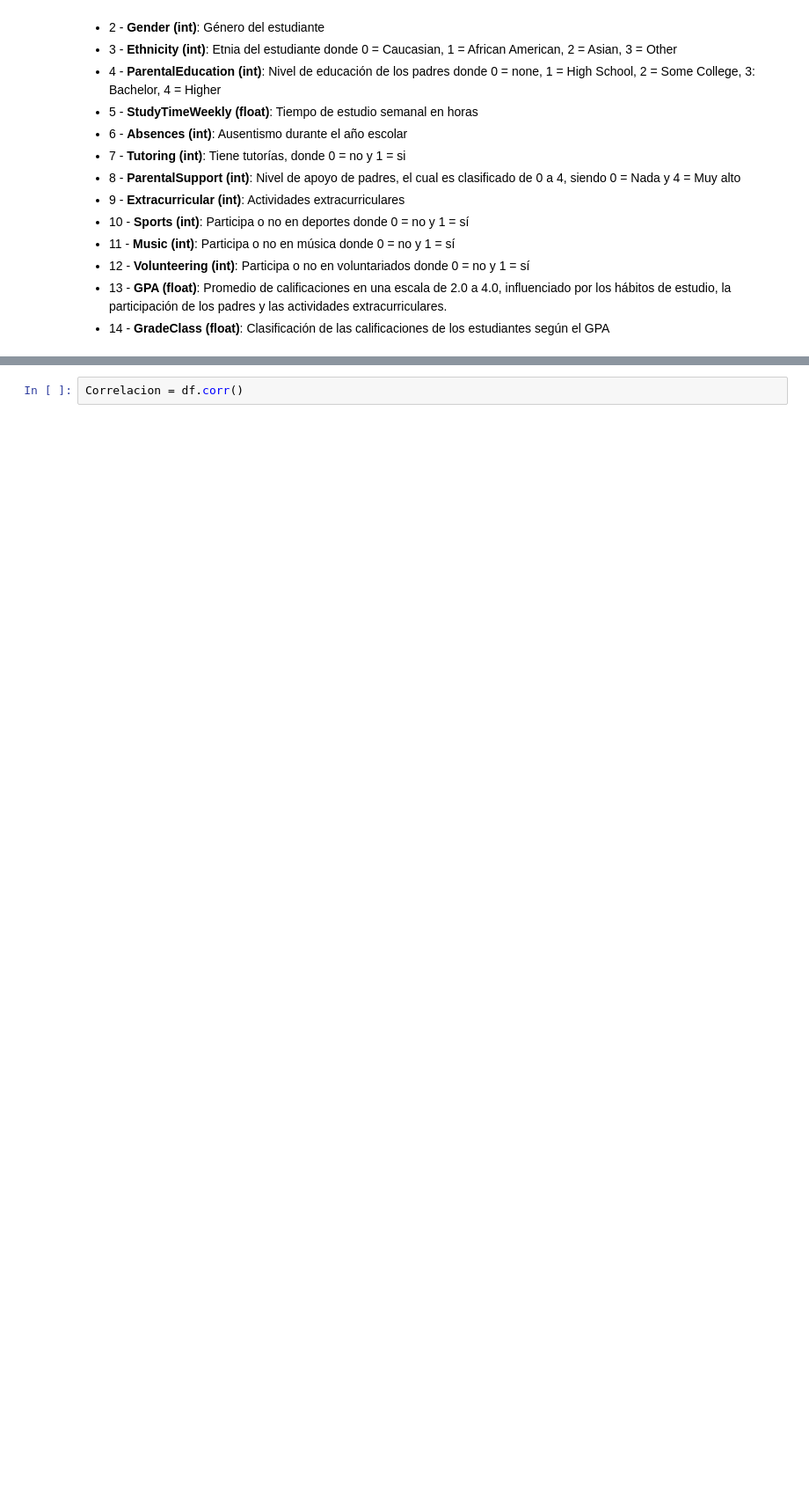
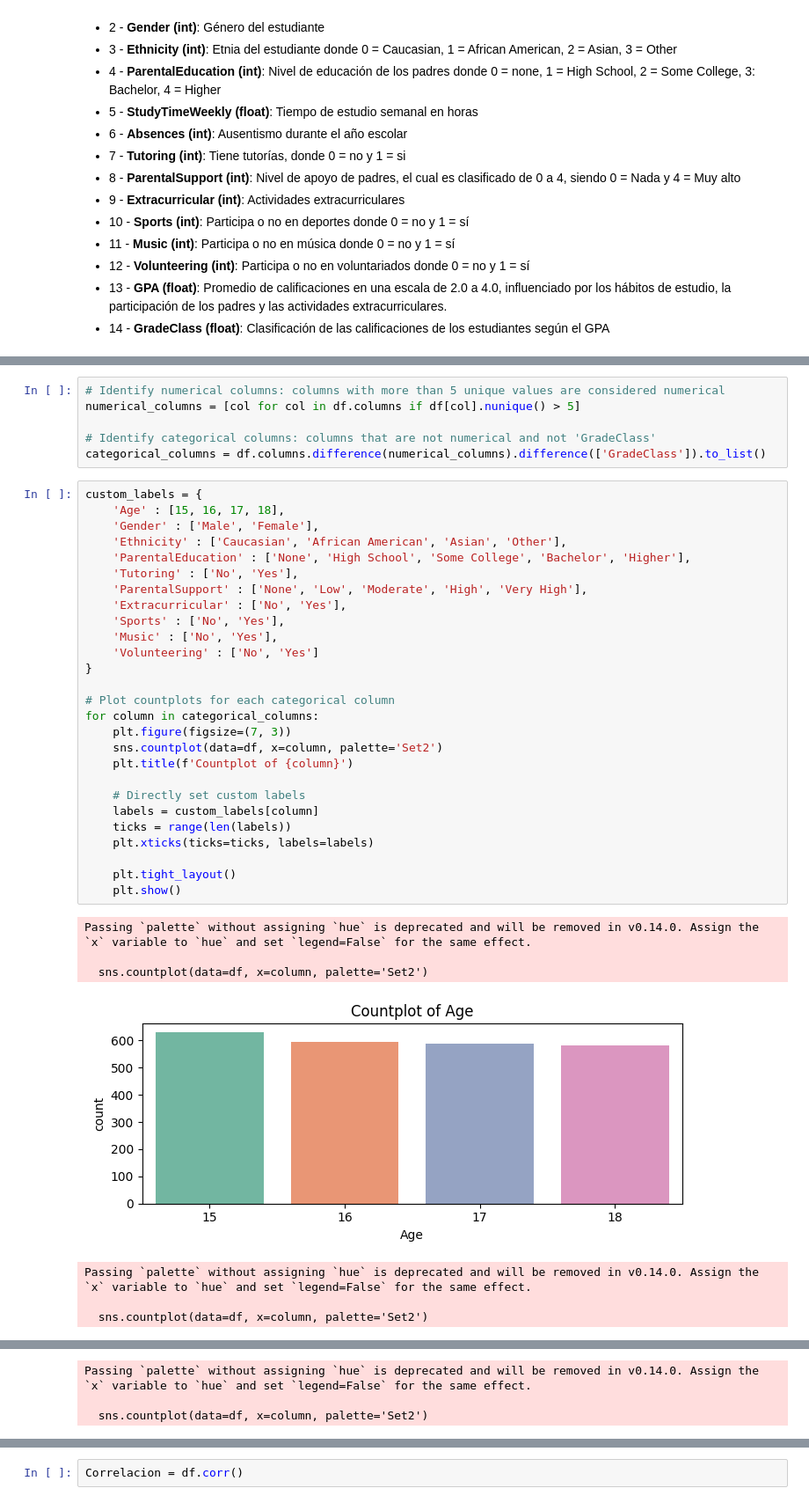
Before and after one commit to Kurt-Casteg/Proyecto-Final, a Jupyter notebook: Notebooks/01_Análisis_Exploratorio.ipynb, the cells around one changed output, grey strips where cells are left out. Shown at 88% size. Cells and saved outputs as stored; diff of their text form; blank space fills up the shorter version.

```diff
--- a/Notebooks/01_Análisis_Exploratorio.ipynb
+++ b/Notebooks/01_Análisis_Exploratorio.ipynb
@@ -85,0 +89,41 @@ df.describe()
+# %%
+# Identify numerical columns: columns with more than 5 unique values are considered numerical
+numerical_columns = [col for col in df.columns if df[col].nunique() > 5]
+
+# Identify categorical columns: columns that are not numerical and not 'GradeClass'
+categorical_columns = df.columns.difference(numerical_columns).difference(['GradeClass']).to_list()
+# %%
+custom_labels = {
+    'Age' : [15, 16, 17, 18],
+    'Gender' : ['Male', 'Female'],
+    'Ethnicity' : ['Caucasian', 'African American', 'Asian', 'Other'],
+    'ParentalEducation' : ['None', 'High School', 'Some College', 'Bachelor', 'Higher'],
+    'Tutoring' : ['No', 'Yes'],
+    'ParentalSupport' : ['None', 'Low', 'Moderate', 'High', 'Very High'],
+    'Extracurricular' : ['No', 'Yes'],
+    'Sports' : ['No', 'Yes'],
+    'Music' : ['No', 'Yes'],
+    'Volunteering' : ['No', 'Yes']
+}
+
+# Plot countplots for each categorical column
+for column in categorical_columns:
+    plt.figure(figsize=(7, 3))
+    sns.countplot(data=df, x=column, palette='Set2')
+    plt.title(f'Countplot of {column}')
+
+    # Directly set custom labels
+    labels = custom_labels[column]
+    ticks = range(len(labels))
+    plt.xticks(ticks=ticks, labels=labels)
+
+    plt.tight_layout()
+    plt.show()
+# %% [output]
+Passing `palette` without assigning `hue` is deprecated and will be removed in v0.14.0. Assign the `x` variable to `hue` and set `legend=False` for the same effect.
+
+  sns.countplot(data=df, x=column, palette='Set2')
+[figure, added]
+Passing `palette` without assigning `hue` is deprecated and will be removed in v0.14.0. Assign the `x` variable to `hue` and set `legend=False` for the same effect.
+
+  sns.countplot(data=df, x=column, palette='Set2')
@@ -85,0 +131,3 @@ df.describe()
+Passing `palette` without assigning `hue` is deprecated and will be removed in v0.14.0. Assign the `x` variable to `hue` and set `legend=False` for the same effect.
+
+  sns.countplot(data=df, x=column, palette='Set2')
```
Also changed, not shown: parts of 8 cells of this notebook.
